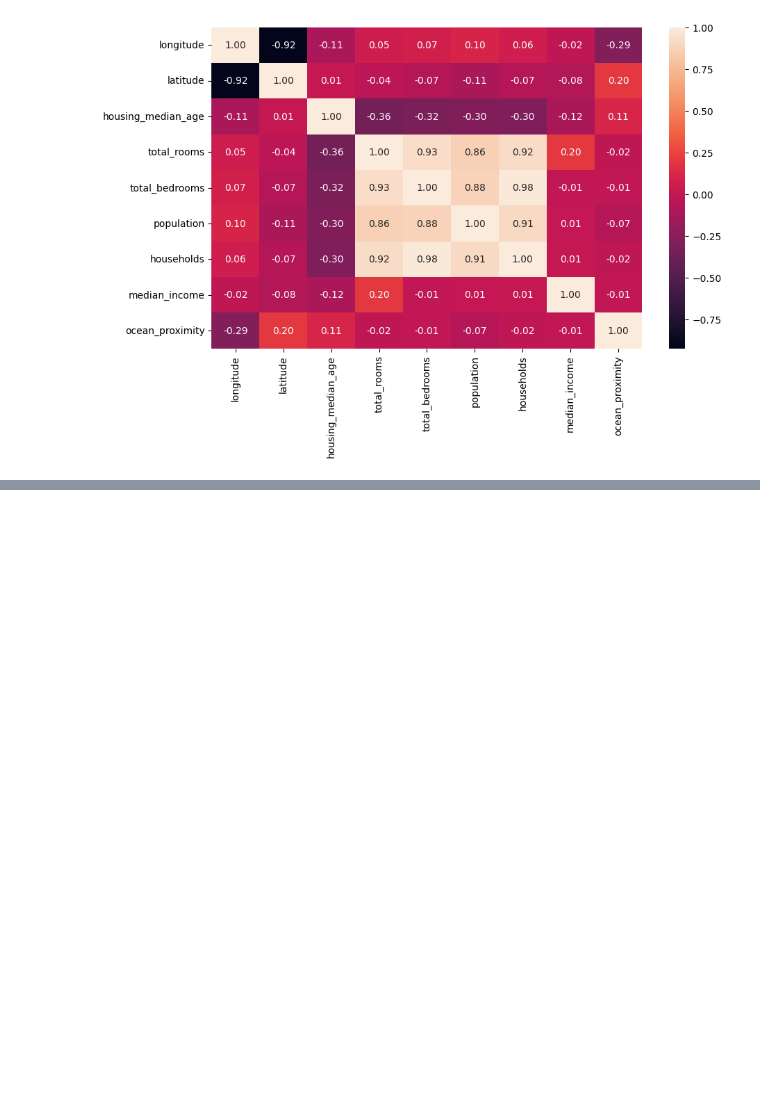
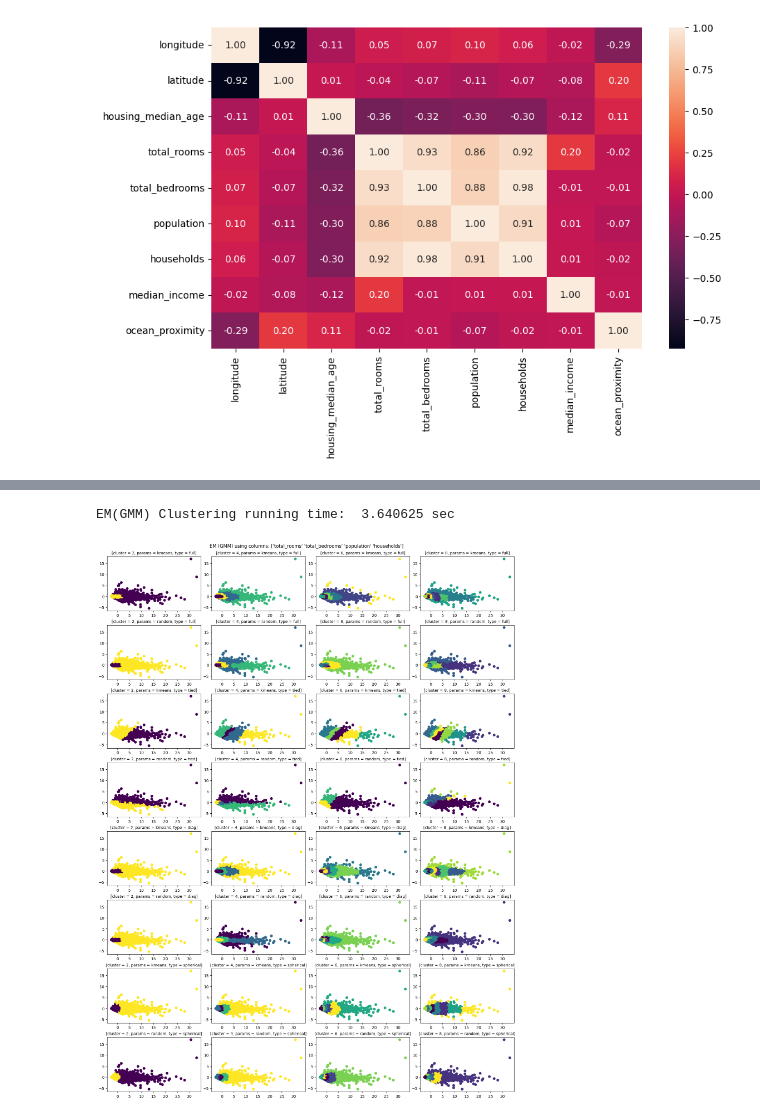
Before and after one commit to hhanoo/University_Major, a Jupyter notebook: Lab2_정현우.ipynb, the cells around one changed output, grey strips where cells are left out. Saved outputs shown, nothing was run; the diff lists cells and outputs as text; code cells hidden in the pictures; blank space fills up the shorter version.

```diff
--- a/Lab2_정현우.ipynb
+++ b/Lab2_정현우.ipynb
@@ -97,6 +98,7 @@ def model_kmeans(dataset, clusters_list=None, n_init_list=None):
 def model_gaussian(dataset, clusters_list=None):
     start = time.process_time()
     time.sleep(1)
+    column_list = np.array(dataset.columns)
 
     # Parameters
     if clusters_list is None:
@@ -110,7 +112,7 @@ def model_gaussian(dataset, clusters_list=None):
     row_count = len(type_list) * len(param_list)
     col_count = len(clusters_list)
     fig, axes = plt.subplots(row_count, col_count, constrained_layout=True, figsize=(15, 20))
-    fig.suptitle("EM (GMM)")
+    fig.suptitle("EM (GMM) using columns: "+str(column_list)+"")
 
     for num_k, k in enumerate(clusters_list):
         for num_type, types in enumerate(type_list):
@@ -290,2 +302,12 @@ EM(GMM) Clustering running time:  3.875 sec
+# %%
+column = ['total_rooms', 'total_bedrooms', 'population', 'households']
+em_test = x.loc[:, column]
+# em_test = em_test.sample(n=int(em_test.shape[0] * 0.01))
+
+data = model_gaussian(em_test)
+data.show()
+# %% [output]
+EM(GMM) Clustering running time:  3.640625 sec
+[figure, added]
 # %%
 column = ['total_rooms', 'total_bedrooms', 'population', 'households']
```
Also changed, not shown: parts of 12 cells of this notebook.
